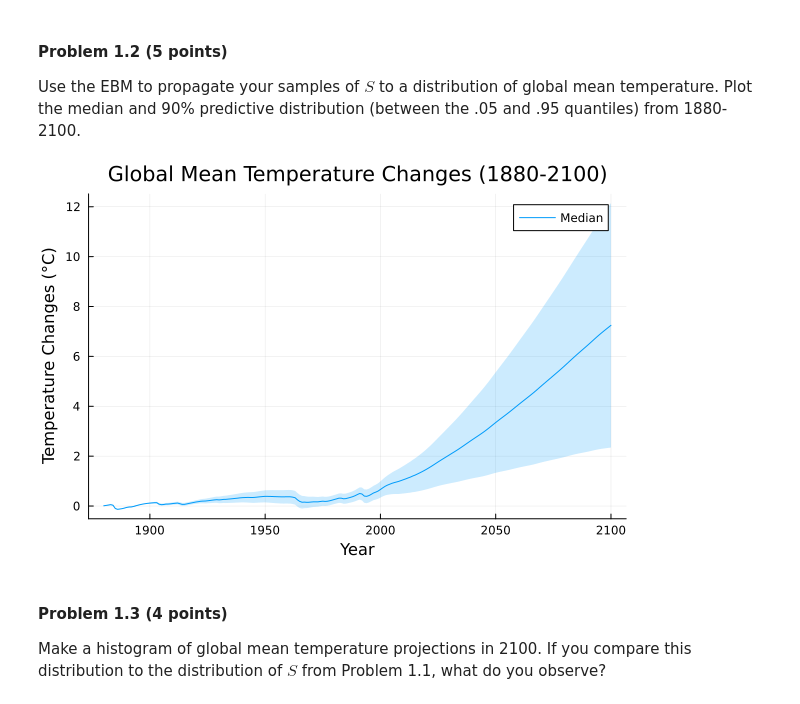
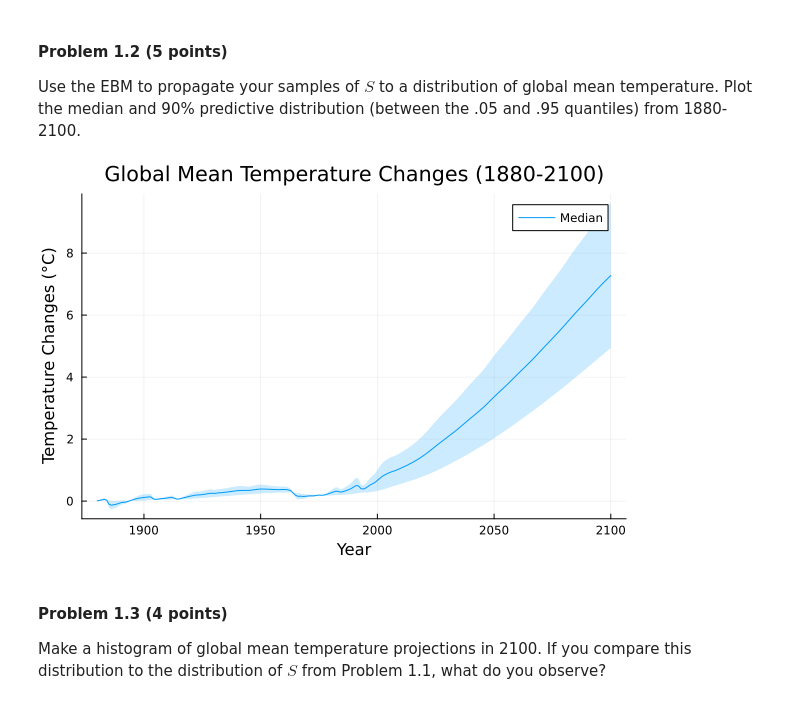
Before and after one commit to BEE4750-FA23/hw3-eb739, a Jupyter notebook: hw03.ipynb, the cells around one changed output. Saved outputs shown, nothing was run; the diff lists cells and outputs as text; code cells hidden in the pictures.

```diff
--- a/hw03.ipynb
+++ b/hw03.ipynb
@@ -181,27 +181,28 @@ mean temperature. Plot the median and 90% predictive distribution
 # %%
 # Define the years for which you want to plot the results
 years_to_plot = 1880:2100
 
 # Initialize an array to store temperature anomalies for each sample
 temperature_anomalies = zeros(Float64, length(samples), length(years_to_plot))
 
 # Loop through the samples of S and calculate temperature anomalies
 for i in 1:length(samples)
     # Call the energy_balance_model function for each S sample
     temperature_anomalies[i, :] = energy_balance_model(samples[i], forcing_aerosol_85, forcing_non_aerosol_85)
 end
 
+
 # Calculate the median and 90% quantiles of the temperature anomalies along the specified dimension
 median_anomalies = median(temperature_anomalies, dims=1)[:]
 lower_quantile = [quantile(temperature_anomalies[:, i], 0.05) for i in 1:size(temperature_anomalies, 2)]
 upper_quantile = [quantile(temperature_anomalies[:, i], 0.95) for i in 1:size(temperature_anomalies, 2)]
 
-plot(years_to_plot, median_anomalies, ribbon=(upper_quantile - lower_quantile),
+plot(years_to_plot, median_anomalies, ribbon=(upper_quantile - lower_quantile-median_anomalies),
     fillalpha=0.2, label="Median", legend=:topright,
     xlabel="Year", ylabel="Temperature Changes (°C)",
     title="Global Mean Temperature Changes (1880-2100)")
 # %% [output]
-[figure, old version]
+[figure, new version]
 # %% [markdown]
 #### Problem 1.3 (4 points)
 
```
Also changed, not shown: parts of 6 cells of this notebook.
